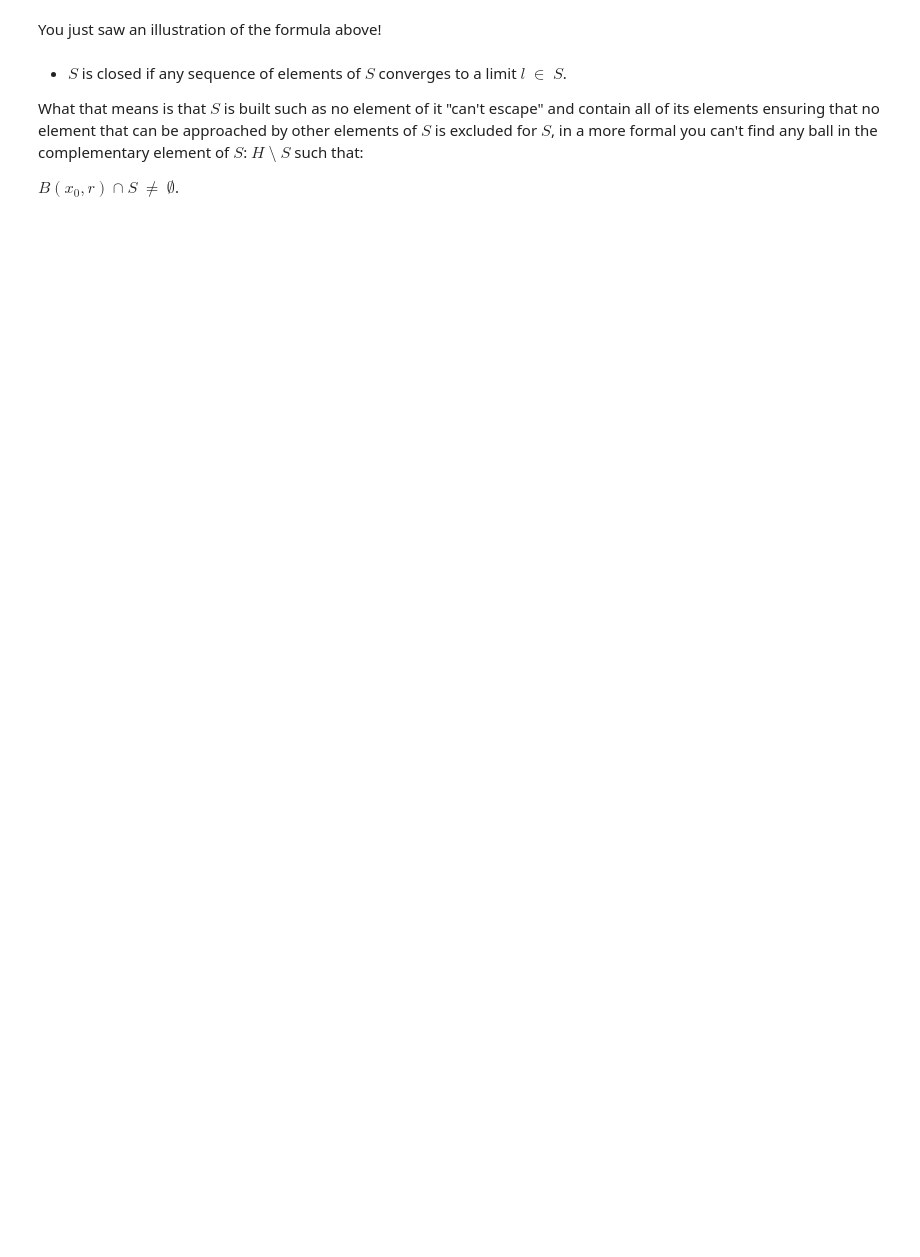
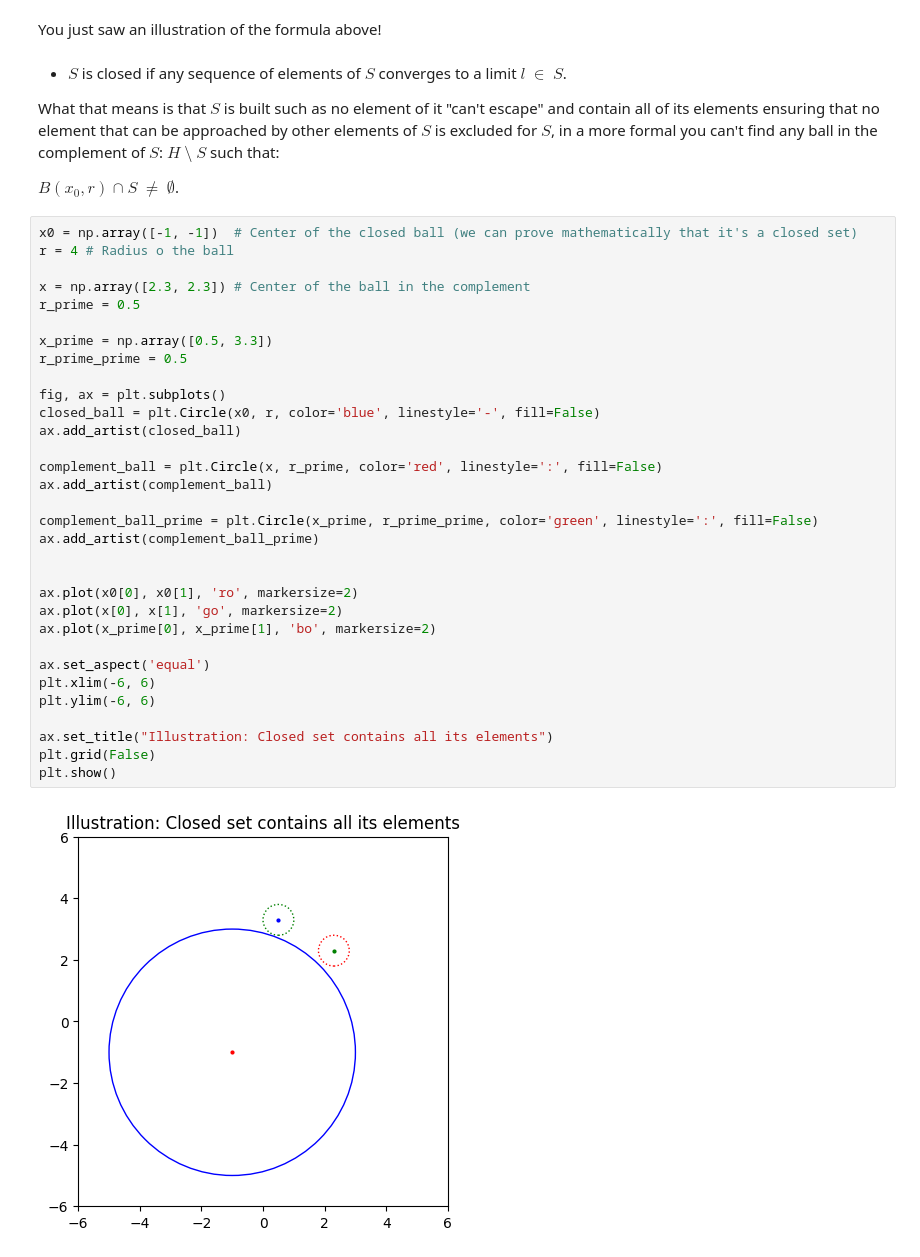
Before and after one commit to OussamaElhamdani/OptimizationSphere, a Jupyter notebook: Topology/Topology.ipynb, the cells around one changed output. Drawn from its saved outputs; the diff is of its cells as text; blank space fills up the shorter version.

```diff
--- a/Topology/Topology.ipynb
+++ b/Topology/Topology.ipynb
@@ -55,6 +55,40 @@ You just saw an illustration of the formula above!
 # %% [markdown]
 * $S$ is closed if any sequence of elements of $S$ converges to a limit $l$ $∈$ $S$.
 
-What that means is that $S$ is built such as no element of it "can't escape" and contain all of its elements ensuring that no element that can be approached by other elements of $S$ is excluded for $S$, in a more formal you can't find any ball in the complementary element of $S$: $H$ $\setminus$ $S$ such that:
+What that means is that $S$ is built such as no element of it "can't escape" and contain all of its elements ensuring that no element that can be approached by other elements of $S$ is excluded for $S$, in a more formal you can't find any ball in the complement of $S$: $H$ $\setminus$ $S$ such that:
 
 $B(x_0, r)$ $\cap$ $S$ $\neq$ $\emptyset$.
+# %%
+x0 = np.array([-1, -1])  # Center of the closed ball (we can prove mathematically that it's a closed set)
+r = 4 # Radius o the ball
+
+x = np.array([2.3, 2.3]) # Center of the ball in the complement
+r_prime = 0.5
+
+x_prime = np.array([0.5, 3.3])
+r_prime_prime = 0.5
+
+fig, ax = plt.subplots()
+closed_ball = plt.Circle(x0, r, color='blue', linestyle='-', fill=False)
+ax.add_artist(closed_ball)
+
+complement_ball = plt.Circle(x, r_prime, color='red', linestyle=':', fill=False)
+ax.add_artist(complement_ball)
+
+complement_ball_prime = plt.Circle(x_prime, r_prime_prime, color='green', linestyle=':', fill=False)
+ax.add_artist(complement_ball_prime)
+
+
+ax.plot(x0[0], x0[1], 'ro', markersize=2)
+ax.plot(x[0], x[1], 'go', markersize=2)
+ax.plot(x_prime[0], x_prime[1], 'bo', markersize=2)
+
+ax.set_aspect('equal')
+plt.xlim(-6, 6)
+plt.ylim(-6, 6)
+
+ax.set_title("Illustration: Closed set contains all its elements")
+plt.grid(False)
+plt.show()
+# %% [output]
+[figure, added]
```
Also changed, not shown: parts of 4 cells of this notebook.
